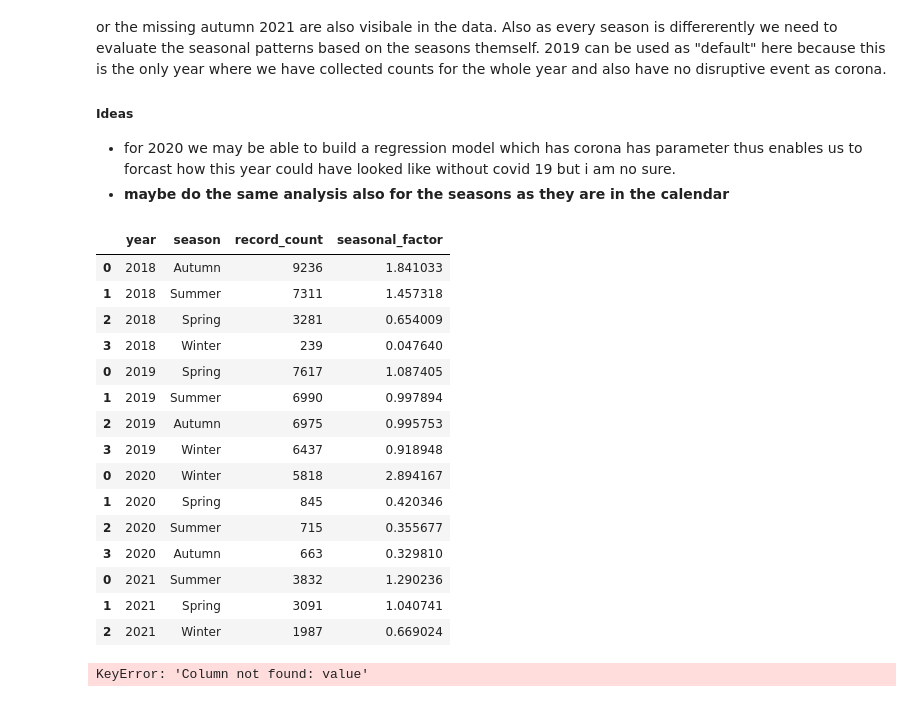
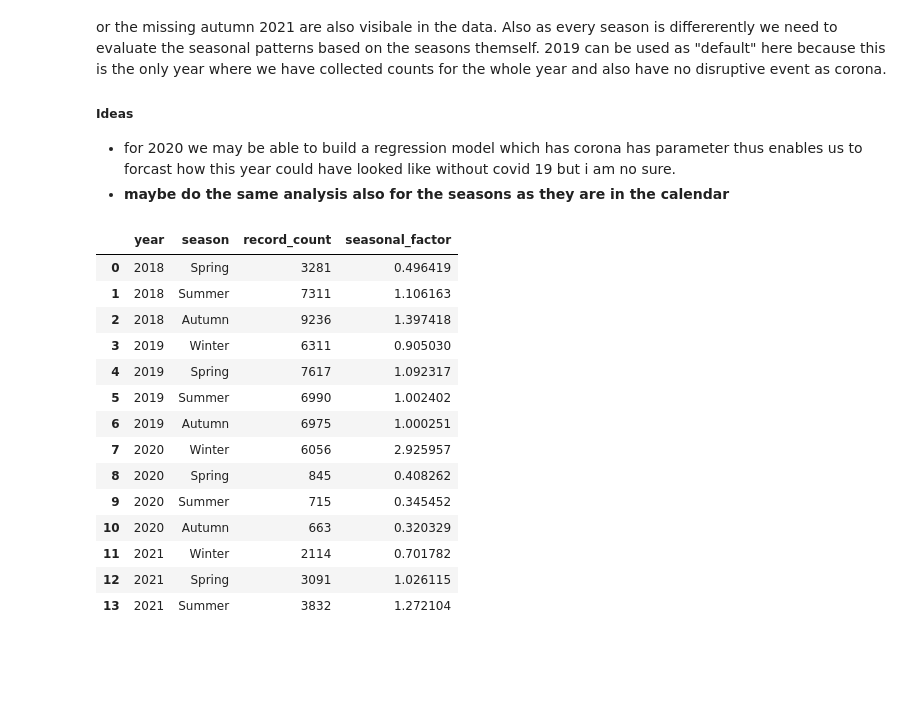
Before and after one commit to Amocon/A-Team_AA-Team-Assignment_2024, a Jupyter notebook: aa_team_assignment/temporal_patterns_and_seasonality.ipynb, the cells around one changed output. Saved outputs shown, nothing was run; the diff lists cells and outputs as text; code cells hidden in the pictures; blank space fills up the shorter version.

```diff
--- a/aa_team_assignment/temporal_patterns_and_seasonality.ipynb
+++ b/aa_team_assignment/temporal_patterns_and_seasonality.ipynb
@@ -55,8 +53,3 @@ burbank_seasons
 # burbank_seasons[time_columns] = burbank_seasons[time_columns].apply(
 #     lambda col: col.dt.tz_convert("America/Los_Angeles"))
 # burbank_seasons.to_feather("../data/burbank_seasons.feather")
-# %%
-# Calculate the season for each date
-for year in years:
-    # der winter sollte immer den winter am anfang des jahres beinhalten (der winter als erste jahreszeit und nicht beide winter die in einem jahr liegen
-    dfs_by_year[year]["season"] = dfs_by_year[year]["connectionTime"].apply(get_season)
@@ -83,0 +61,3 @@ See the caveats in the documentation: https://pandas.pydata.org/pandas-docs/stab
+# %%
+full_charging_df["season_year"] = full_charging_df["connectionTime"].apply(get_season_year)
+full_charging_df["season"] = full_charging_df["connectionTime"].apply(get_season)
@@ -83,0 +115,3 @@ See the caveats in the documentation: https://pandas.pydata.org/pandas-docs/stab
+# %%
+years = sorted(full_charging_df["connectionYear"].unique())
+years
@@ -116,38 +152,25 @@ When visually validating the results (counts) we got for the seasons we see that
 - **maybe do the same analysis also for the seasons as they are in the calendar**
 # %%
 saisonfiguren_list = []
-for year in years:
-    saisonfiguren_list.append(calculate_seasonal_factors(dfs_by_year.get(year), year))
+for year in sorted(full_charging_df["connectionYear"].unique()):
+    saisonfiguren_list.append(calculate_seasonal_factors(full_charging_df[full_charging_df["season_year"] == year] , year))
 
 saisonfiguren = pd.concat(saisonfiguren_list)
+saisonfiguren = saisonfiguren.sort_values(['year', 'season']).reset_index(drop=True)
 saisonfiguren
 # %% [output]
 |  | year | season | record_count | seasonal_factor |
-| 0 | 2018 | Autumn | 9236 | 1.841033 |
-| 1 | 2018 | Summer | 7311 | 1.457318 |
-| 2 | 2018 | Spring | 3281 | 0.654009 |
-| 3 | 2018 | Winter | 239 | 0.047640 |
-| 0 | 2019 | Spring | 7617 | 1.087405 |
-| 1 | 2019 | Summer | 6990 | 0.997894 |
-| 2 | 2019 | Autumn | 6975 | 0.995753 |
-| 3 | 2019 | Winter | 6437 | 0.918948 |
-| 0 | 2020 | Winter | 5818 | 2.894167 |
-| 1 | 2020 | Spring | 845 | 0.420346 |
-| 2 | 2020 | Summer | 715 | 0.355677 |
-| 3 | 2020 | Autumn | 663 | 0.329810 |
-| 0 | 2021 | Summer | 3832 | 1.290236 |
-| 1 | 2021 | Spring | 3091 | 1.040741 |
-| 2 | 2021 | Winter | 1987 | 0.669024 |
+| 0 | 2018 | Spring | 3281 | 0.496419 |
+| 1 | 2018 | Summer | 7311 | 1.106163 |
+| 2 | 2018 | Autumn | 9236 | 1.397418 |
+| 3 | 2019 | Winter | 6311 | 0.905030 |
+| 4 | 2019 | Spring | 7617 | 1.092317 |
+| 5 | 2019 | Summer | 6990 | 1.002402 |
+| 6 | 2019 | Autumn | 6975 | 1.000251 |
+| 7 | 2020 | Winter | 6056 | 2.925957 |
+| 8 | 2020 | Spring | 845 | 0.408262 |
+| 9 | 2020 | Summer | 715 | 0.345452 |
+| 10 | 2020 | Autumn | 663 | 0.320329 |
+| 11 | 2021 | Winter | 2114 | 0.701782 |
+| 12 | 2021 | Spring | 3091 | 1.026115 |
+| 13 | 2021 | Summer | 3832 | 1.272104 |
-# %%
-# Gruppieren nach Saison und Durchschnitt/Summe berechnen
-df = dfs_by_year.get(2019)
-season_stats = df.groupby('season')['value'].mean().reset_index()
-season_stats.rename(columns={'value': 'average_value'}, inplace=True)
-
-# Gesamtmittelwert berechnen
-overall_mean = df['value'].mean()
-
-# Saisonale Figuren berechnen
-season_stats['seasonal_factor'] = season_stats['average_value'] / overall_mean
-# %% [output]
-KeyError: 'Column not found: value'
```
Also changed, not shown: parts of 28 cells of this notebook, 1 other file.
